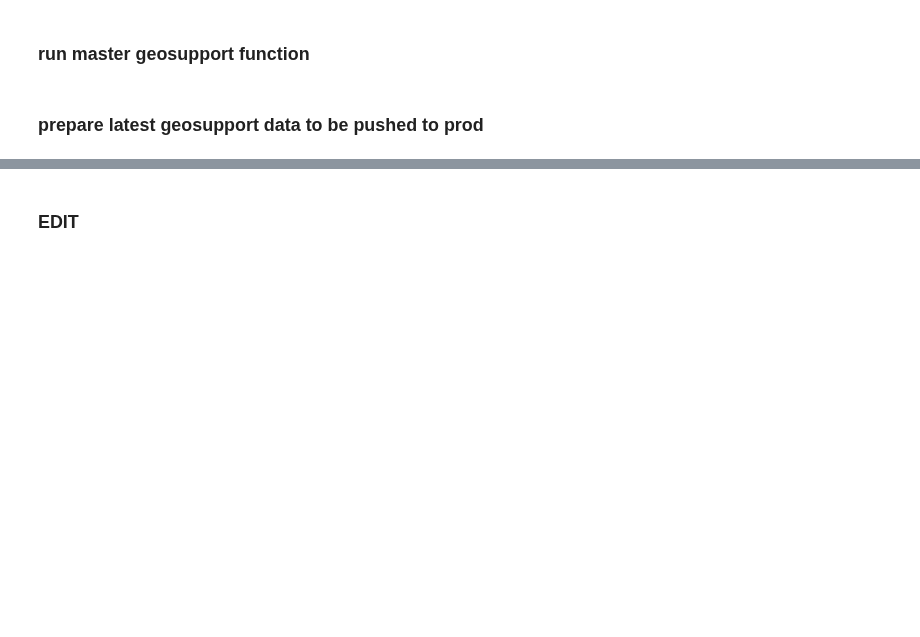
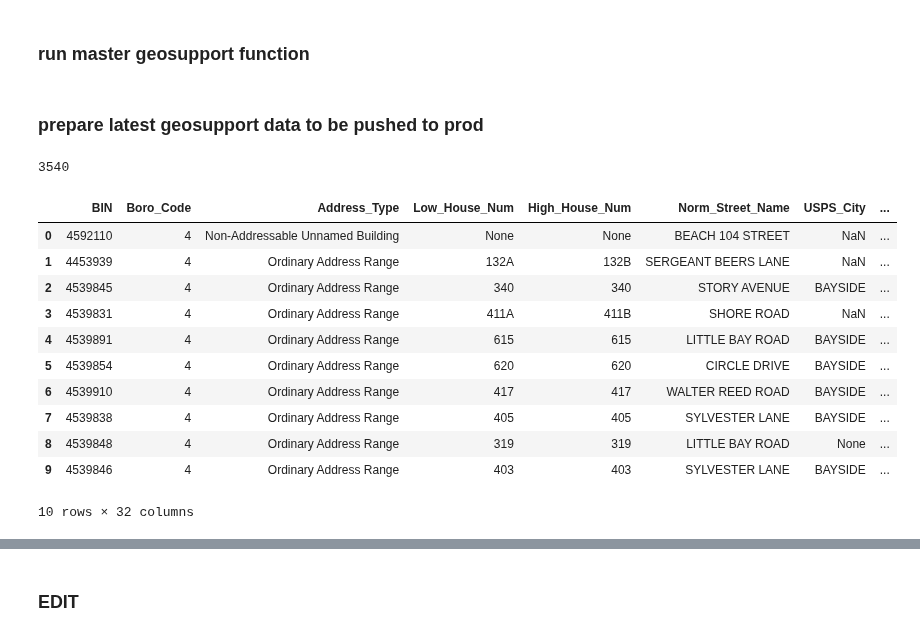
Before and after one commit to NYCParks-data/Structures, a Jupyter notebook: scripts/weekly_pre_QA/pre_QA_esri_push.ipynb, the cells around one changed output, grey strips where cells are left out. Cells and saved outputs as stored; diff of their text form; code cells hidden in the pictures; blank space fills up the shorter version.

```diff
--- a/scripts/weekly_pre_QA/pre_QA_esri_push.ipynb
+++ b/scripts/weekly_pre_QA/pre_QA_esri_push.ipynb
@@ -246,6 +252,25 @@ dff = (df.rename(columns = {'out_zip_code': 'Zip_Code',
                            'Police_Boro', 'Police_Boro_Com', 'Police_Precinct',
                            'Sanitation_Subsect', 'Sanitation_District', 'Sanitation_Recycling', 'Sanitation_Reg_Pickup'])
        .drop_duplicates())
+# %%
+len(dff)
+# %% [output]
+3540
+# %%
+dff.head(10)
+# %% [output]
+|  | BIN | Boro_Code | Address_Type | Low_House_Num | High_House_Num | Norm_Street_Name | USPS_City | ... |
+| 0 | 4592110 | 4 | Non-Addressable Unnamed Building | None | None | BEACH 104 STREET | NaN | ... |
+| 1 | 4453939 | 4 | Ordinary Address Range | 132A | 132B | SERGEANT BEERS LANE | NaN | ... |
+| 2 | 4539845 | 4 | Ordinary Address Range | 340 | 340 | STORY AVENUE | BAYSIDE | ... |
+| 3 | 4539831 | 4 | Ordinary Address Range | 411A | 411B | SHORE ROAD | NaN | ... |
+| 4 | 4539891 | 4 | Ordinary Address Range | 615 | 615 | LITTLE BAY ROAD | BAYSIDE | ... |
+| 5 | 4539854 | 4 | Ordinary Address Range | 620 | 620 | CIRCLE DRIVE | BAYSIDE | ... |
+| 6 | 4539910 | 4 | Ordinary Address Range | 417 | 417 | WALTER REED ROAD | BAYSIDE | ... |
+| 7 | 4539838 | 4 | Ordinary Address Range | 405 | 405 | SYLVESTER LANE | BAYSIDE | ... |
+| 8 | 4539848 | 4 | Ordinary Address Range | 319 | 319 | LITTLE BAY ROAD | None | ... |
+| 9 | 4539846 | 4 | Ordinary Address Range | 403 | 403 | SYLVESTER LANE | BAYSIDE | ... |
+10 rows × 32 columns
 # %%
 measurer = np.vectorize(len)
 # %%
```
Also changed, not shown: parts of 7 cells of this notebook, 1 other file.
